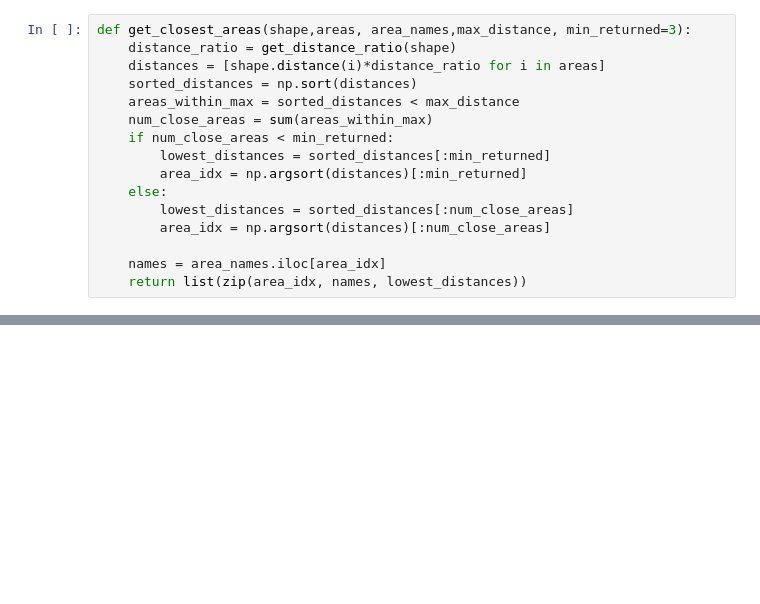
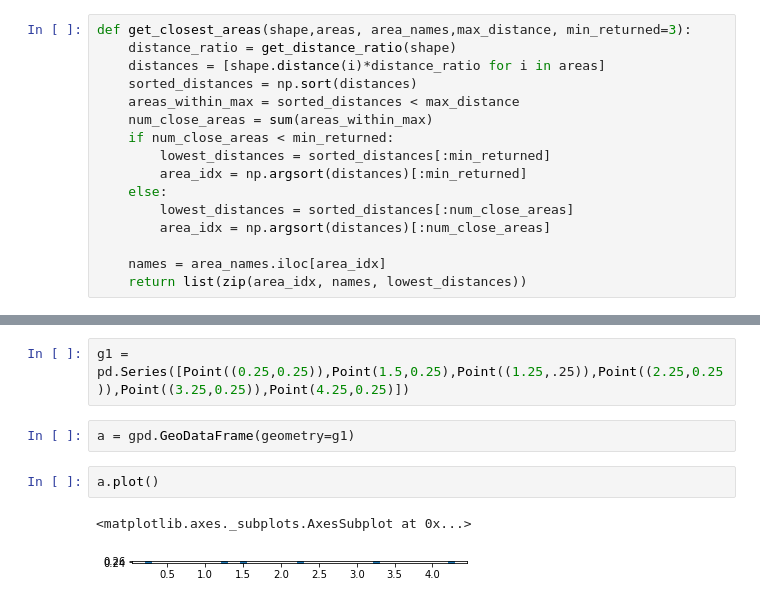
Before and after one commit to UCB-MIDS/Kelp-Capstone, a Jupyter notebook: pipeline/combine_data.ipynb, the cells around one changed output, grey strips where cells are left out. Cells and saved outputs as stored; diff of their text form; blank space fills up the shorter version.

```diff
--- a/pipeline/combine_data.ipynb
+++ b/pipeline/combine_data.ipynb
@@ -255,0 +386,9 @@ grid_df.head()
+# %%
+g1 = pd.Series([Point((0.25,0.25)),Point(1.5,0.25),Point((1.25,.25)),Point((2.25,0.25)),Point((3.25,0.25)),Point(4.25,0.25)])
+# %%
+a = gpd.GeoDataFrame(geometry=g1)
+# %%
+a.plot()
+# %% [output]
+<matplotlib.axes._subplots.AxesSubplot at 0x...>
+[figure, added]
```
Also changed, not shown: parts of 33 cells of this notebook, 1 other file.
